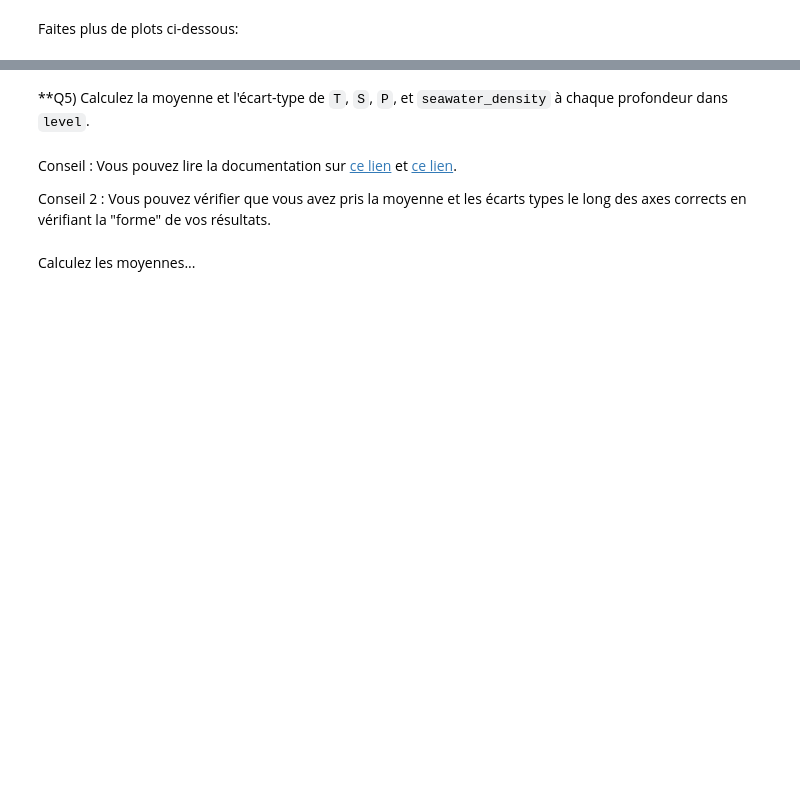
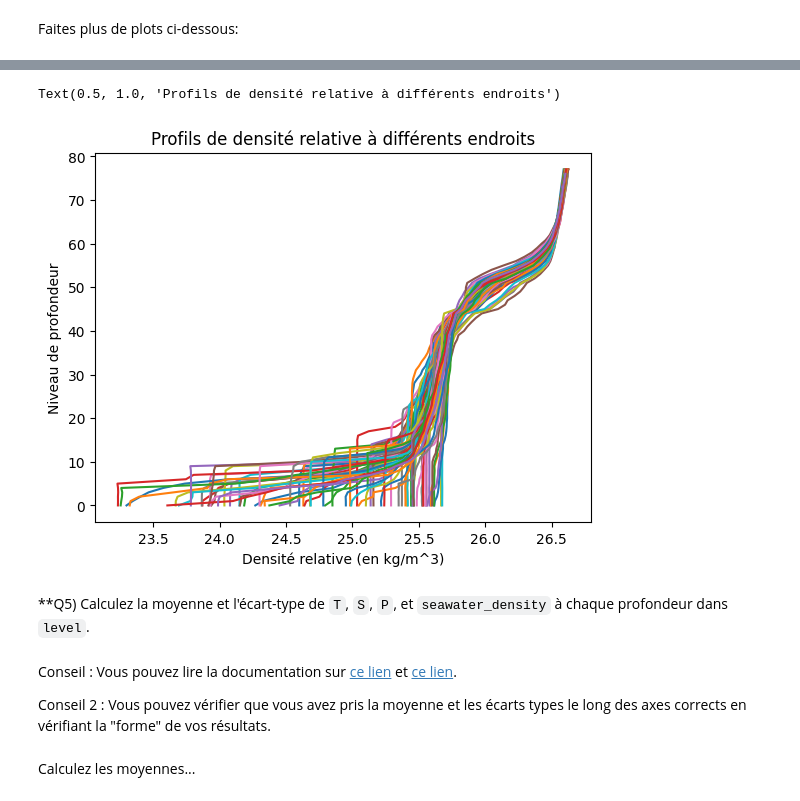
Before and after one commit to Luca-wirthner/2024_Geoinformatique_I, a Jupyter notebook: Geoinformatique_I/IP/Exercices_IP/S4_IP_exercice.ipynb, the cells around one changed output, grey strips where cells are left out. Saved outputs shown, nothing was run; the diff lists cells and outputs as text; code cells hidden in the pictures; blank space fills up the shorter version.

```diff
--- a/Geoinformatique_I/IP/Exercices_IP/S4_IP_exercice.ipynb
+++ b/Geoinformatique_I/IP/Exercices_IP/S4_IP_exercice.ipynb
@@ -288,3 +307,11 @@ Faites plus de plots ci-dessous:
+# %%
+plt.plot(densité_relative,level)
+plt.xlabel("Densité relative (en kg/m^3)")
+plt.ylabel("Niveau de profondeur")
+plt.title("Profils de densité relative à différents endroits")
+# %% [output]
+Text(0.5, 1.0, 'Profils de densité relative à différents endroits')
+[figure, added]
 # %% [markdown]
 **Q5) Calculez la moyenne et l'écart-type de `T`, `S`, `P`, et `seawater_density` à chaque profondeur dans `level`.
 # %% [markdown]
```
Also changed, not shown: parts of 6 cells of this notebook.
